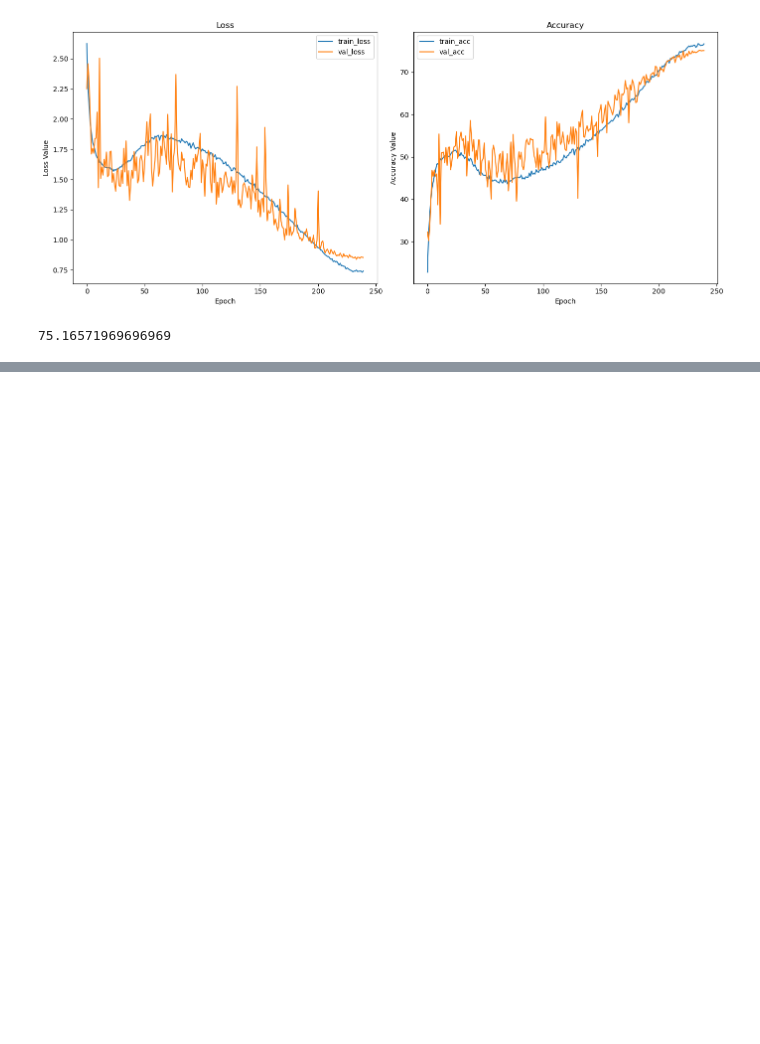
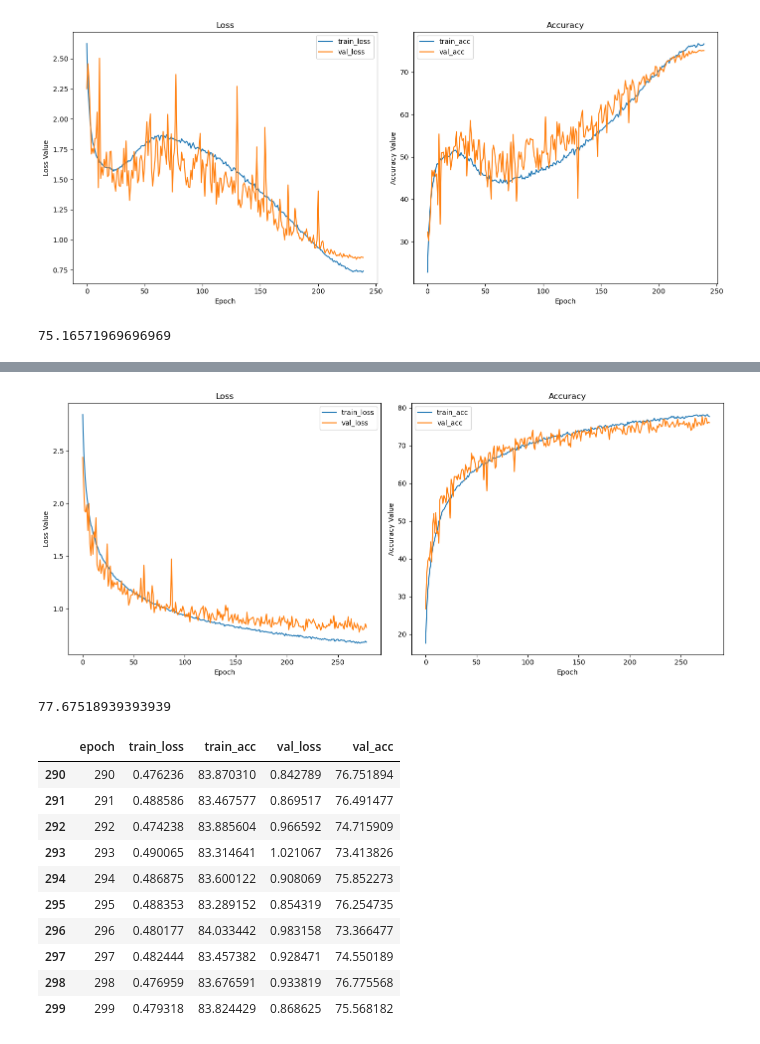
Before and after one commit to Anton123567/DL_UPC, a Jupyter notebook: results_all/Deep Learning Assignment.ipynb, the cells around one changed output, grey strips where cells are left out. Cells and saved outputs as stored; diff of their text form; code cells hidden in the pictures; blank space fills up the shorter version.

```diff
--- a/results_all/Deep Learning Assignment.ipynb
+++ b/results_all/Deep Learning Assignment.ipynb
@@ -1119,0 +1029,20 @@ Estimated Total Size (MB): 1114.42
+# %%
+plot_res('results25_augs.csv')
+df_25__augs = pd.read_csv('results25_augs.csv')
+print(df_25__augs['val_acc'].max())
+
+df_25_augsDO02[-10:]
+# %% [output]
+[figure, added]
+77.67518939393939
+|  | epoch | train_loss | train_acc | val_loss | val_acc |
+| 290 | 290 | 0.476236 | 83.870310 | 0.842789 | 76.751894 |
+| 291 | 291 | 0.488586 | 83.467577 | 0.869517 | 76.491477 |
+| 292 | 292 | 0.474238 | 83.885604 | 0.966592 | 74.715909 |
+| 293 | 293 | 0.490065 | 83.314641 | 1.021067 | 73.413826 |
+| 294 | 294 | 0.486875 | 83.600122 | 0.908069 | 75.852273 |
+| 295 | 295 | 0.488353 | 83.289152 | 0.854319 | 76.254735 |
+| 296 | 296 | 0.480177 | 84.033442 | 0.983158 | 73.366477 |
+| 297 | 297 | 0.482444 | 83.457382 | 0.928471 | 74.550189 |
+| 298 | 298 | 0.476959 | 83.676591 | 0.933819 | 76.775568 |
+| 299 | 299 | 0.479318 | 83.824429 | 0.868625 | 75.568182 |
```
Also changed, not shown: parts of 35 cells of this notebook, 10 other files.
